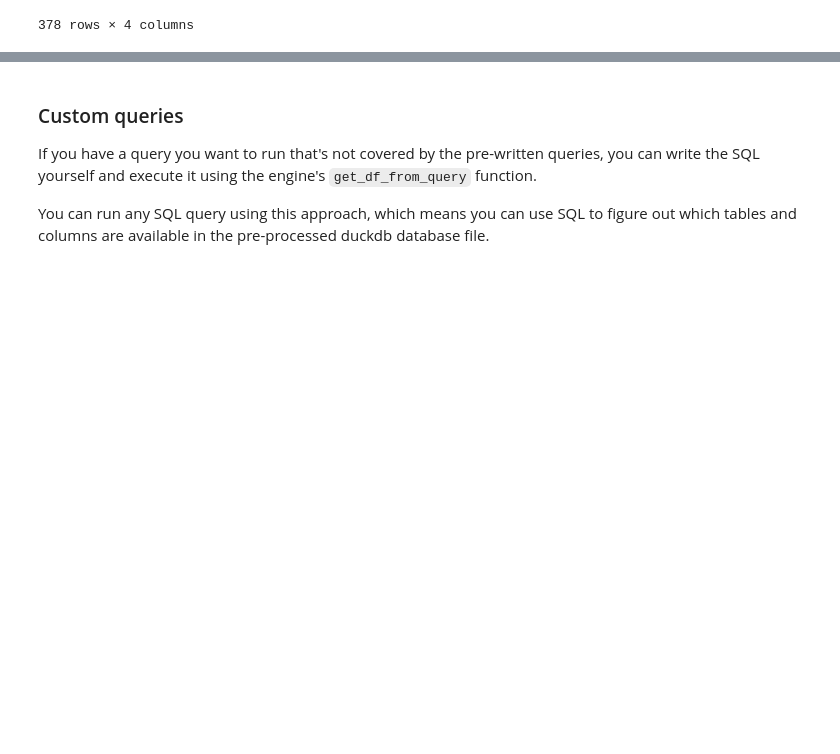
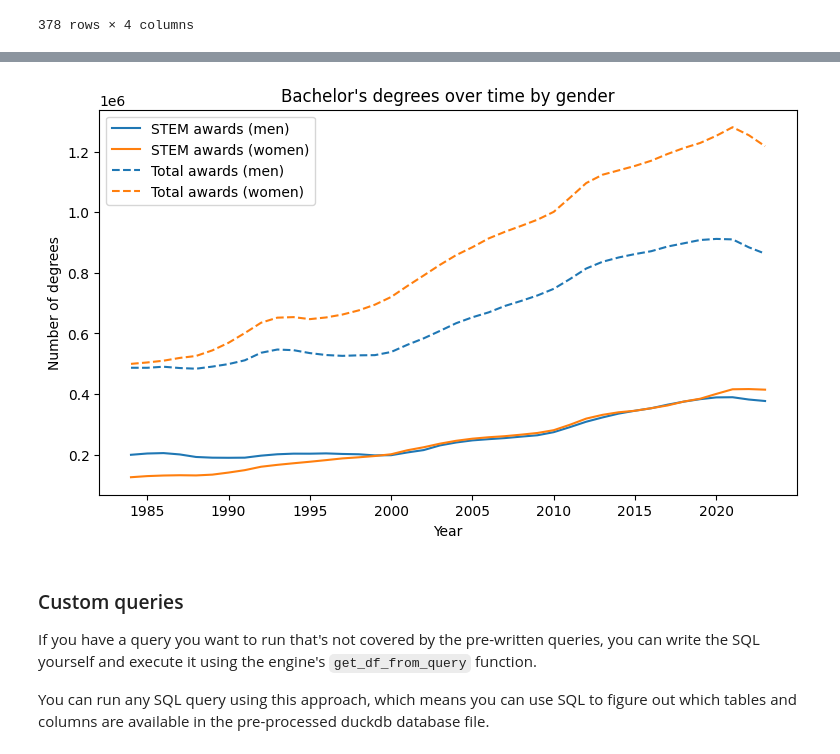
Before and after one commit to scienceforamerica/scipeds, a Jupyter notebook: docs/docs/usage.ipynb, the cells around one changed output, grey strips where cells are left out. Saved outputs shown, nothing was run; the diff lists cells and outputs as text; code cells hidden in the pictures; blank space fills up the shorter version.

```diff
--- a/docs/docs/usage.ipynb
+++ b/docs/docs/usage.ipynb
@@ -334,0 +319,14 @@ df
+# %%
+# Create filters for Bachelor's degrees over all time
+# (start_year and end_year default to limits)
+filters = QueryFilters(award_levels=[AwardLevel.bachelors])
+
+stem_by_gender_over_time = engine.field_totals_by_grouping(
+    grouping=Grouping.gender,
+    taxonomy=FieldTaxonomy.ncses_sci_group,
+    taxonomy_values=[NCSESSciGroup.sci],
+    query_filters=filters,
+    by_year=True,
+)
+
+stem_by_gender_over_time.head()
@@ -335,3 +341,34 @@ df
+# %%
+import seaborn as sns
+import matplotlib.pyplot as plt
+
+fig = plt.figure(figsize=(9, 5))
+g = sns.lineplot(
+    stem_by_gender_over_time,
+    x="year",
+    y="field_degrees_within_gender",
+    hue="gender",
+)
+sns.lineplot(
+    stem_by_gender_over_time,
+    x="year",
+    y="uni_degrees_within_gender",
+    hue="gender",
+    linestyle="--",
+    ax=g,
+)
+g.set_xlabel("Year")
+g.set_ylabel("Number of degrees")
+g.set_title("Bachelor's degrees over time by gender")
+
+g.legend()
+# Label dashed lines as university totals in legend
+g.legend_.texts[0].set_text("STEM awards (men)")
+g.legend_.texts[1].set_text("STEM awards (women)")
+g.legend_.texts[2].set_text("Total awards (men)")
+g.legend_.texts[3].set_text("Total awards (women)")
+# %% [output]
+[figure, added]
 # %% [markdown]
 ### Custom queries
 
```
Also changed, not shown: parts of 7 cells of this notebook, 1 other file.
